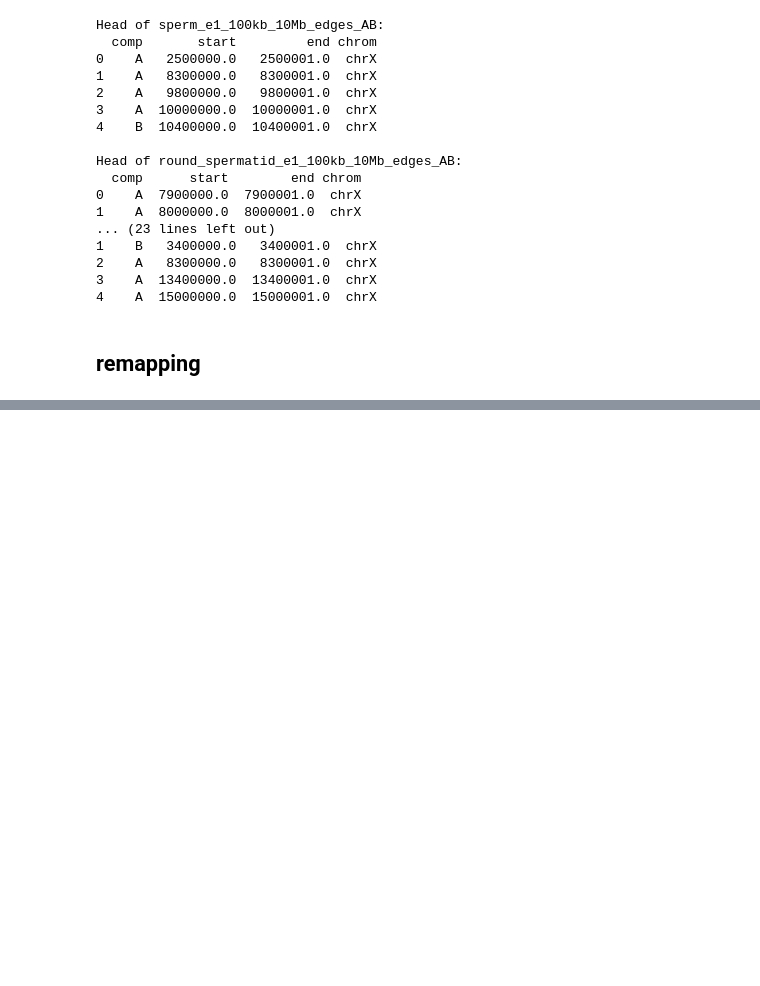
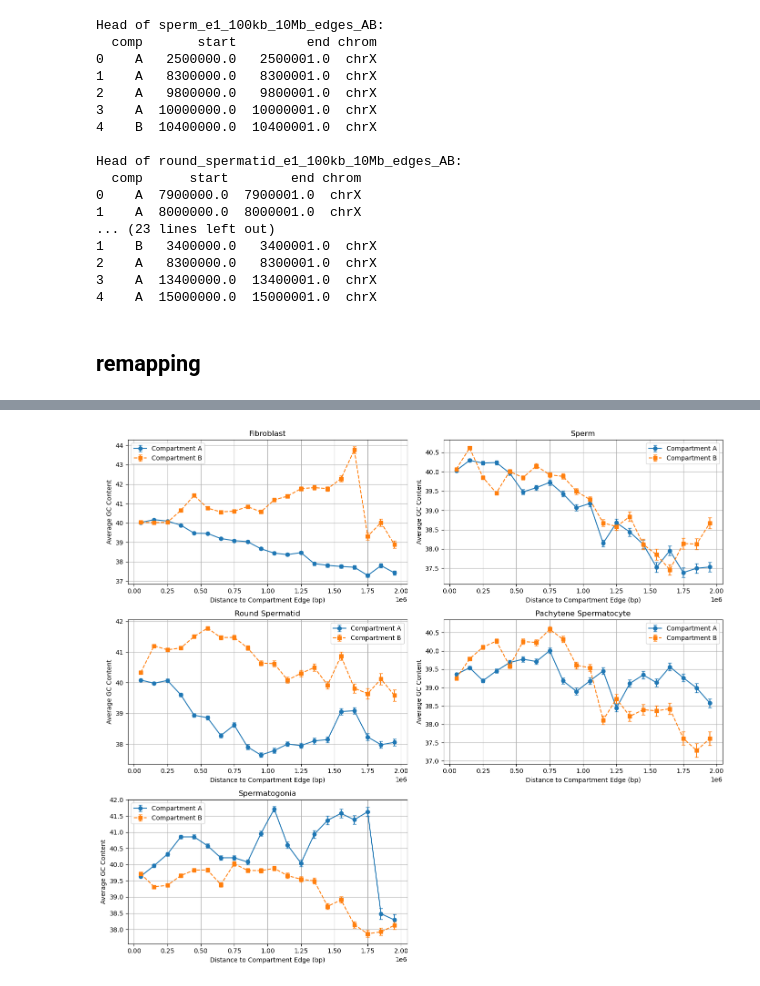
Before and after one commit to munch-group/johan_gpn_v2, a Jupyter notebook: notebooks/04.2 GC content.ipynb, the cells around one changed output, grey strips where cells are left out. Drawn from its saved outputs; the diff is of its cells as text; code cells hidden in the pictures; blank space fills up the shorter version.

```diff
--- a/notebooks/04.2 GC content.ipynb
+++ b/notebooks/04.2 GC content.ipynb
@@ -263,0 +533,76 @@ print(result["start_prox"].unique())
+# %%
+import matplotlib.pyplot as plt
+import numpy as np
+
+def plot_gc_by_compartment_with_error(ax, A_df, B_df, title, num_bins=20, max_dist=2_000_000):
+    bins = np.linspace(0, max_dist, num_bins + 1)
+    bin_centers = 0.5 * (bins[:-1] + bins[1:])
+
+    def compute_bin_stats(df):
+        means = []
+        sems = []
+        for i in range(len(bins) - 1):
+            bin_data = df[(df['absmid'] >= bins[i]) & (df['absmid'] < bins[i + 1])]
+            gc_values = bin_data['value'].dropna()
+            if len(gc_values) > 0:
+                mean = gc_values.mean()
+                sem = gc_values.std(ddof=1) / np.sqrt(len(gc_values)) # standard error of the mean SEM=SAMPLE STANDARD DEVAITION / sqrt(N)
+                means.append(mean)
+                sems.append(1.96 * sem)  # 95% CI
+            else:
+                means.append(np.nan)
+                sems.append(np.nan)
+        return np.array(means), np.array(sems)
+
+    # Split input by compartment
+    A_vals = A_df[
+        ((A_df['comp'] == 'A') & (A_df['start'] < 0)) |
+        ((A_df['comp'] == 'B') & (A_df['start'] > 0))
+    ].copy()
+
+    B_vals = B_df[
+        ((B_df['comp'] == 'A') & (B_df['start'] > 0)) |
+        ((B_df['comp'] == 'B') & (B_df['start'] < 0))
+    ].copy()
+
+    A_means, A_errors = compute_bin_stats(A_vals)
+    B_means, B_errors = compute_bin_stats(B_vals)
+
+    # Plot
+    ax.errorbar(bin_centers, A_means, yerr=A_errors, label="Compartment A",
+                marker='o', linestyle='-', capsize=3)
+    ax.errorbar(bin_centers, B_means, yerr=B_errors, label="Compartment B",
+                marker='s', linestyle='--', capsize=3)
+
+    ax.set_title(title)
+    ax.set_xlabel("Distance to Compartment Edge (bp)")
+    ax.set_ylabel("Average GC Content")
+    ax.grid(True)
+    ax.legend()
+
+
+# Prepare plot
+fig, axes = plt.subplots(3, 2, figsize=(14, 12))
+axes = axes.flatten()
+
+# List of dataframes and labels
+datasets = [
+    ("Fibroblast", fibroblast),
+    ("Sperm", sperm),
+    ("Round Spermatid", round_spermatid),
+    ("Pachytene Spermatocyte", pachytene_spermatocyte),
+    ("Spermatogonia", spermatogonia),
+]
+
+# Loop through and plot
+for i, (label, df) in enumerate(datasets):
+    plot_gc_by_compartment_with_error(axes[i], df, df, title=label)
+
+# Hide unused subplot if any
+for j in range(len(datasets), len(axes)):
+    axes[j].axis('off')
+
+plt.tight_layout()
+plt.show()
+# %% [output]
+[figure, added]
```
Also changed, not shown: parts of 10 cells of this notebook.
